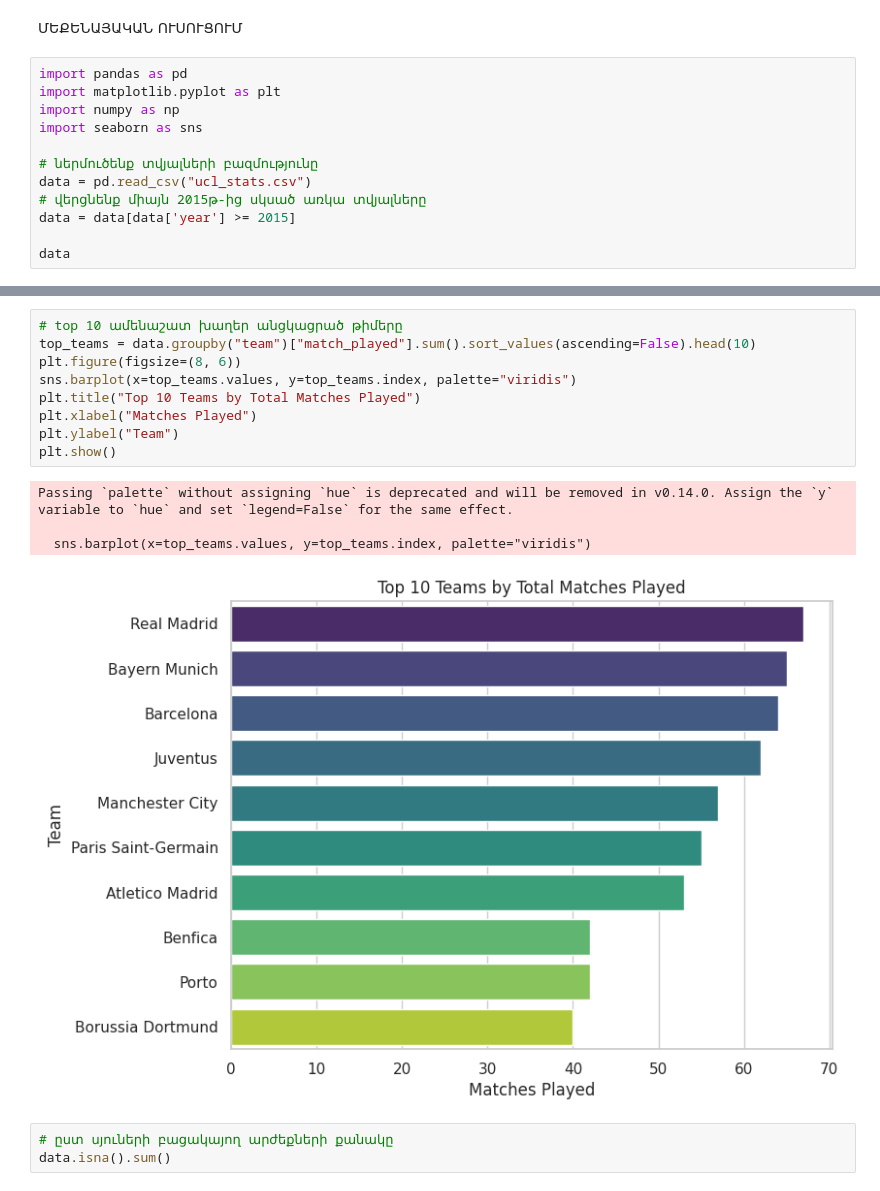
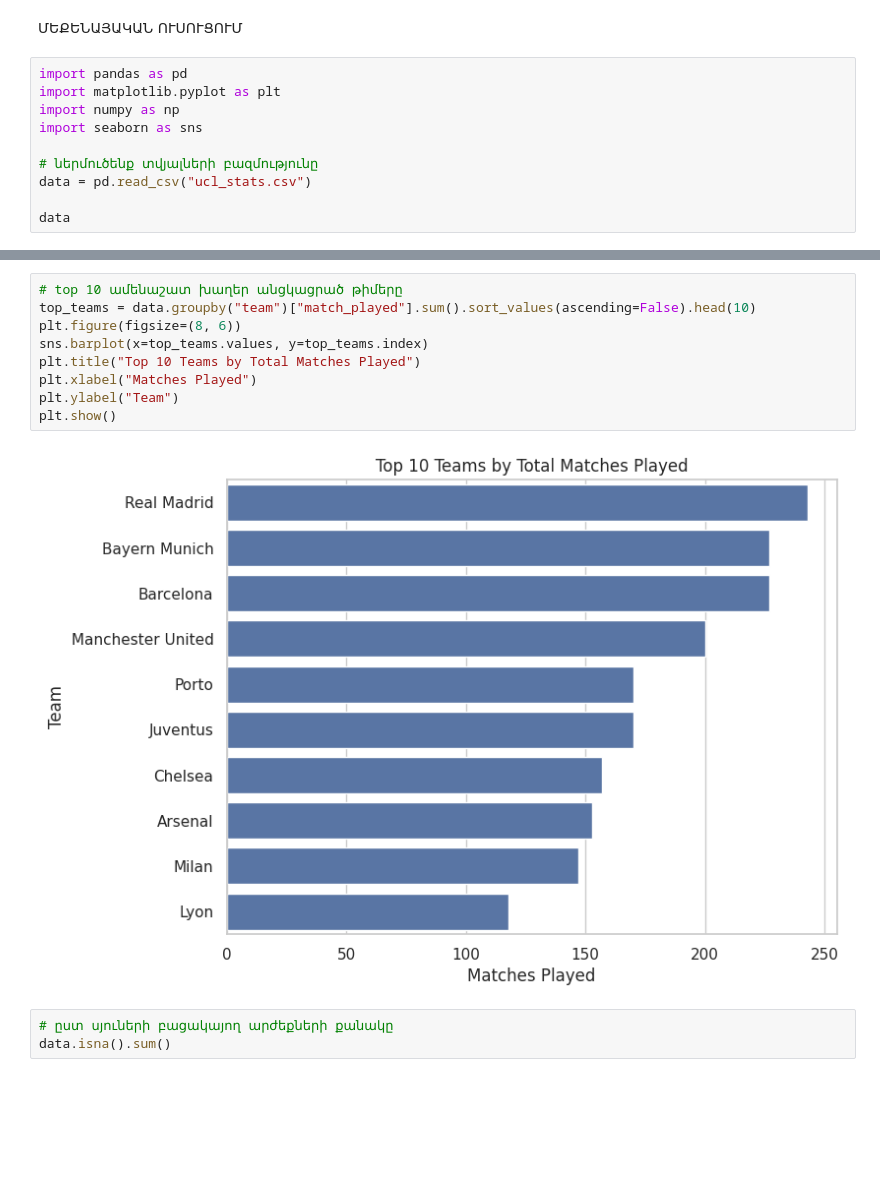
Before and after one commit to MariaGeghamyan/Machine-Learning, a Jupyter notebook: ML_project.ipynb, the cells around one changed output, grey strips where cells are left out. Cells and saved outputs as stored; diff of their text form; blank space fills up the shorter version.

```diff
--- a/ML_project.ipynb
+++ b/ML_project.ipynb
@@ -8,8 +8,6 @@ import seaborn as sns
 
 # ներմուծենք տվյալների բազմությունը
 data = pd.read_csv("ucl_stats.csv")
-# վերցնենք միայն 2015թ-ից սկսած առկա տվյալները
-data = data[data['year'] >= 2015]
 
 data
 # %% [output]
@@ -97,17 +95,14 @@ plt.show()
 # %%
 # top 10 ամենաշատ խաղեր անցկացրած թիմերը
 top_teams = data.groupby("team")["match_played"].sum().sort_values(ascending=False).head(10)
 plt.figure(figsize=(8, 6))
-sns.barplot(x=top_teams.values, y=top_teams.index, palette="viridis")
+sns.barplot(x=top_teams.values, y=top_teams.index)
 plt.title("Top 10 Teams by Total Matches Played")
 plt.xlabel("Matches Played")
 plt.ylabel("Team")
 plt.show()
 # %% [output]
-Passing `palette` without assigning `hue` is deprecated and will be removed in v0.14.0. Assign the `y` variable to `hue` and set `legend=False` for the same effect.
-
-  sns.barplot(x=top_teams.values, y=top_teams.index, palette="viridis")
-[figure, old version]
+[figure, new version]
 # %%
 # ըստ սյուների բացակայող արժեքների քանակը
 data.isna().sum()
```
Also changed, not shown: parts of 19 cells of this notebook.
